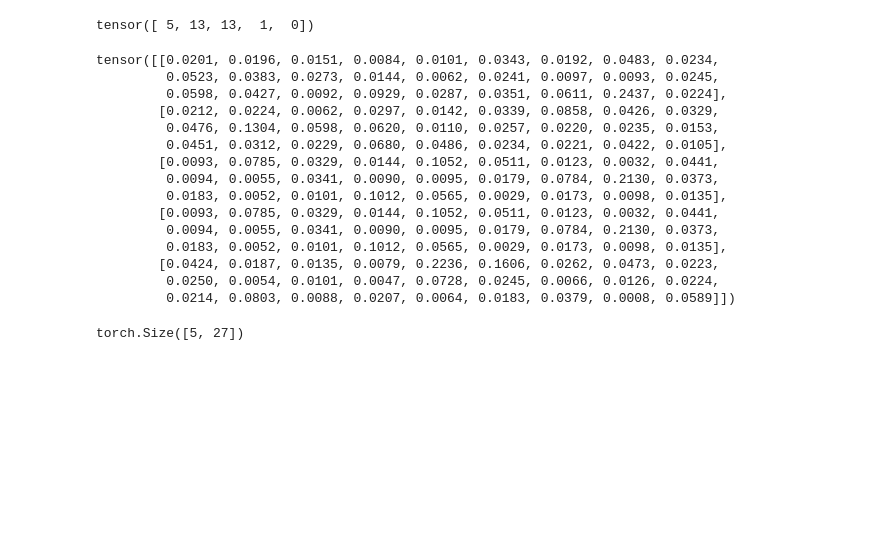
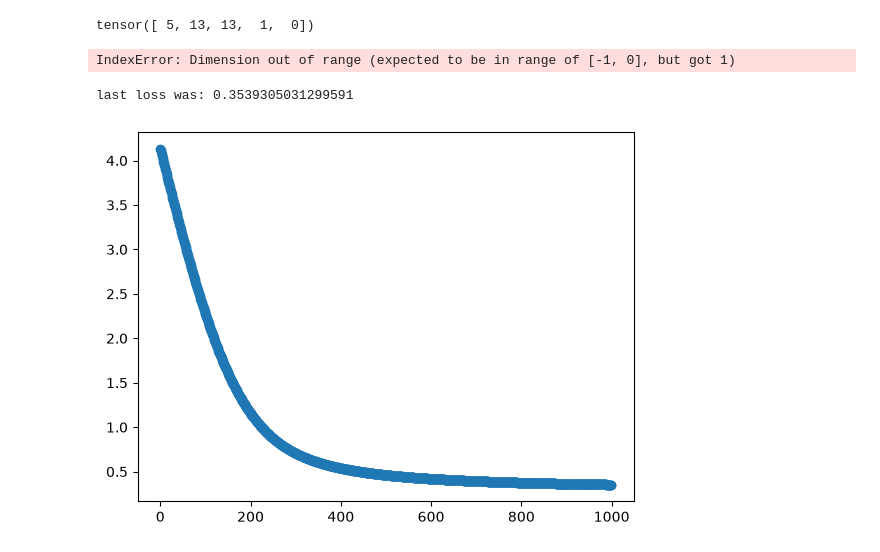
Before and after one commit to ignius299792458/name-generator, a Jupyter notebook: jupyter/bigram_gen/biagram.ipynb, the cells around one changed output. Saved outputs shown, nothing was run; the diff lists cells and outputs as text; code cells hidden in the pictures; blank space fills up the shorter version.

Commit message:
NN: bigram language model complete

```diff
--- a/jupyter/bigram_gen/biagram.ipynb
+++ b/jupyter/bigram_gen/biagram.ipynb
@@ -278,32 +260,60 @@ ys
 # %% [output]
 tensor([ 5, 13, 13,  1,  0])
 # %%
-W = torch.randn((27,27), generator=g)
+W = torch.randn((27,27), generator=g, requires_grad=True)
+# one hot encoding, inputs to the NN; one hot encoding
+xenc = torch.nn.functional.one_hot(xs, num_classes=27).float()
 # %%
-# one hot encoding
-xenc = torch.nn.functional.one_hot(xs, num_classes=27).float() # inputs to the NN; one hot encoding
+# FORWARD PASS
 logits = xenc @ W # predict log counts
 counts = logits.exp() # counts, equivalent to N
 probs = counts/counts.sum(1, keepdim=True)
+# loss : negative log likelihoood (nll)
+loss = - probs[torch.arange(5), ys].log().mean()
+print(f"{loss=}")
+# %% [output]
+IndexError: Dimension out of range (expected to be in range of [-1, 0], but got 1)
 # %%
-probs
+# BACKWARD PASS
+W.grad = None # flush all current gradients
+loss.backward()
-# %% [output]
-tensor([[0.0201, 0.0196, 0.0151, 0.0084, 0.0101, 0.0343, 0.0192, 0.0483, 0.0234,
-         0.0523, 0.0383, 0.0273, 0.0144, 0.0062, 0.0241, 0.0097, 0.0093, 0.0245,
-         0.0598, 0.0427, 0.0092, 0.0929, 0.0287, 0.0351, 0.0611, 0.2437, 0.0224],
-        [0.0212, 0.0224, 0.0062, 0.0297, 0.0142, 0.0339, 0.0858, 0.0426, 0.0329,
-         0.0476, 0.1304, 0.0598, 0.0620, 0.0110, 0.0257, 0.0220, 0.0235, 0.0153,
-         0.0451, 0.0312, 0.0229, 0.0680, 0.0486, 0.0234, 0.0221, 0.0422, 0.0105],
-        [0.0093, 0.0785, 0.0329, 0.0144, 0.1052, 0.0511, 0.0123, 0.0032, 0.0441,
-         0.0094, 0.0055, 0.0341, 0.0090, 0.0095, 0.0179, 0.0784, 0.2130, 0.0373,
-         0.0183, 0.0052, 0.0101, 0.1012, 0.0565, 0.0029, 0.0173, 0.0098, 0.0135],
-        [0.0093, 0.0785, 0.0329, 0.0144, 0.1052, 0.0511, 0.0123, 0.0032, 0.0441,
-         0.0094, 0.0055, 0.0341, 0.0090, 0.0095, 0.0179, 0.0784, 0.2130, 0.0373,
-         0.0183, 0.0052, 0.0101, 0.1012, 0.0565, 0.0029, 0.0173, 0.0098, 0.0135],
-        [0.0424, 0.0187, 0.0135, 0.0079, 0.2236, 0.1606, 0.0262, 0.0473, 0.0223,
-         0.0250, 0.0054, 0.0101, 0.0047, 0.0728, 0.0245, 0.0066, 0.0126, 0.0224,
-         0.0214, 0.0803, 0.0088, 0.0207, 0.0064, 0.0183, 0.0379, 0.0008, 0.0589]])
-# %%
-probs.shape
-# %% [output]
-torch.Size([5, 27])
+# %%
+# OPTIMIZE or UPDATE
+learning_rate = 0.1
+W.data -= learning_rate * W.grad
+# %%
+# TRAINING
+
+ITER = 1000
+losses_over_iters = []
+for i in range(ITER):
+    # print(f"\nITER : {i+1} ")
+
+    # FORWARD PASS
+    logits = xenc @ W # predict log counts
+    counts = logits.exp() # counts, equivalent to N
+    probs = counts/counts.sum(1, keepdim=True) # act func: softmax
+
+    # loss : negative log likelihoood (nll)
+    loss = - probs[torch.arange(5), ys].log().mean()
+    # regularizaton : to smooth the model
+    loss += 0.01 * (W**2).mean()
+    # print(f"{loss=}")
+    losses_over_iters.append(loss.data)
+
+    # BACKWARD PASS
+    W.grad = None # flush all current gradients
+    loss.backward()
+
+    # OPTIMIZE or UPDATE
+    learning_rate = 0.1
+    W.data -= learning_rate * W.grad
+
+print(f"last loss was: {losses_over_iters[len(losses_over_iters)-1]}")
+# %% [output]
+last loss was: 0.3539305031299591
+# %%
+plt.scatter(x=[i for i in range(len(losses_over_iters))], y=losses_over_iters)
+plt.show()
+# %% [output]
+[figure, added]
```
Also changed, not shown: parts of 3 cells of this notebook.
